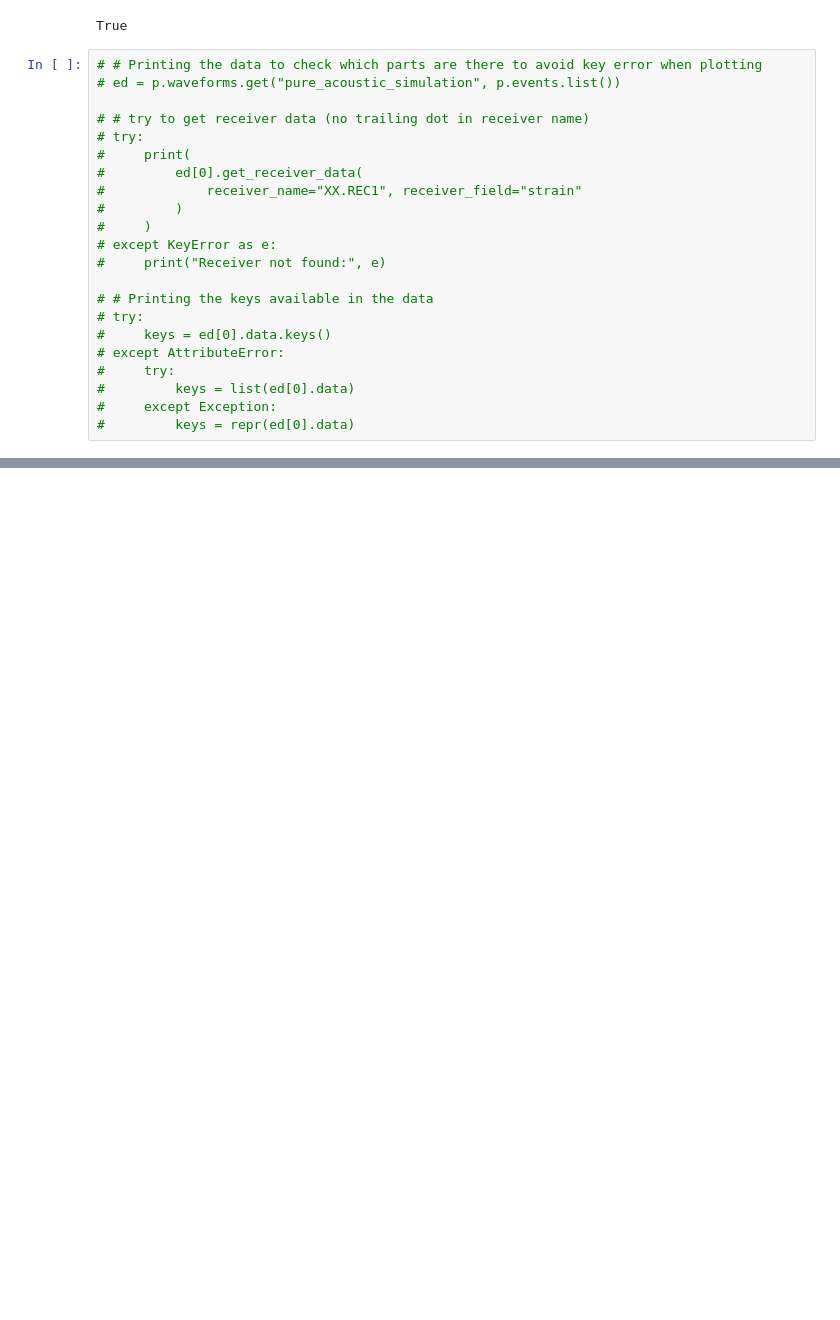
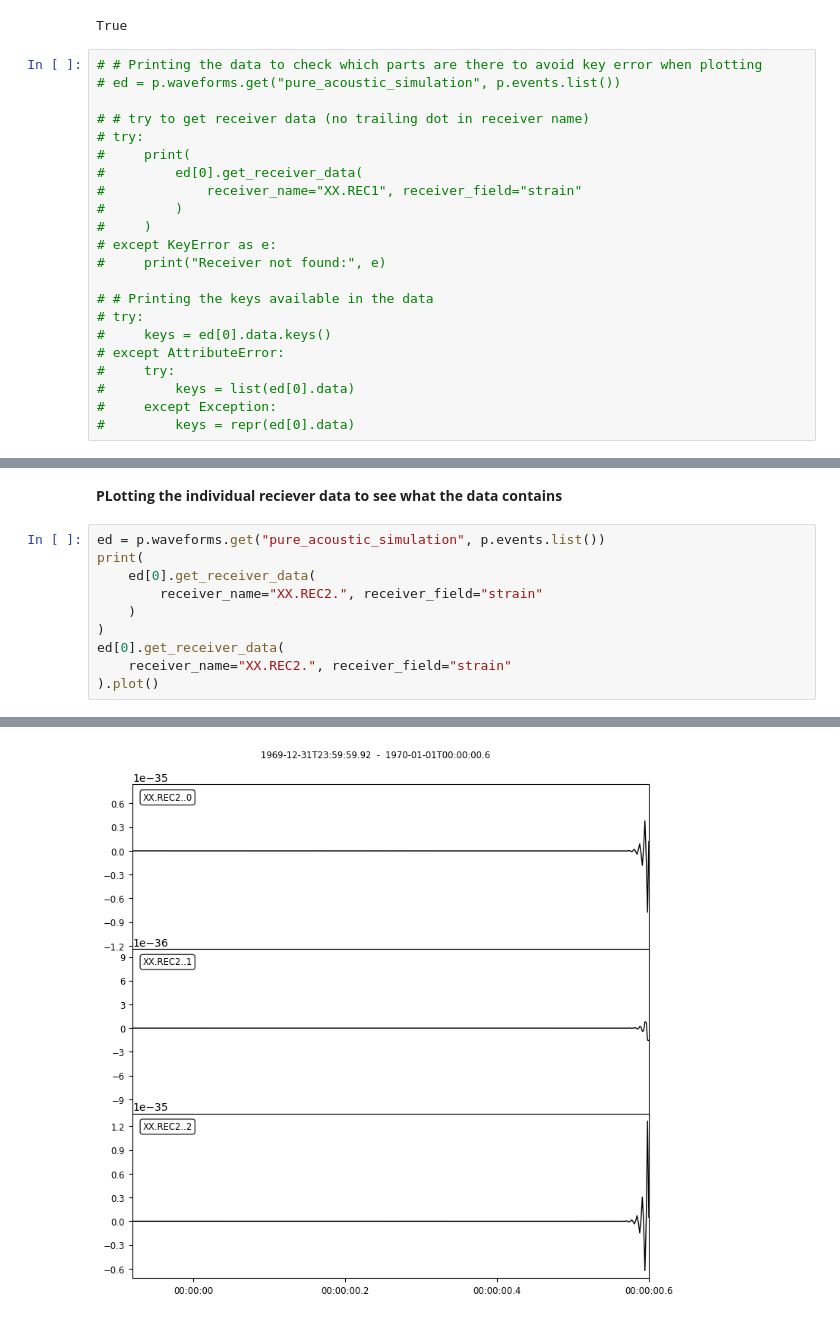
Before and after one commit to s-bachmann/researchmodule_agp, a Jupyter notebook: simulations/simulation_pure_acoustic.ipynb, the cells around one changed output, grey strips where cells are left out. Drawn from its saved outputs; the diff is of its cells as text; blank space fills up the shorter version.

```diff
--- a/simulations/simulation_pure_acoustic.ipynb
+++ b/simulations/simulation_pure_acoustic.ipynb
@@ -145,0 +150,13 @@ p.waveforms.get(data_name="pure_acoustic_simulation", events=p.events.list())[0]
+# %% [markdown]
+**PLotting the individual reciever data to see what the data contains**
+# %%
+ed = p.waveforms.get("pure_acoustic_simulation", p.events.list())
+print(
+    ed[0].get_receiver_data(
+        receiver_name="XX.REC2.", receiver_field="strain"
+    )
+)
+ed[0].get_receiver_data(
+    receiver_name="XX.REC2.", receiver_field="strain"
+).plot()
+# %% [output]
@@ -145,0 +167 @@ p.waveforms.get(data_name="pure_acoustic_simulation", events=p.events.list())[0]
+[figure, added]
```
Also changed, not shown: parts of 11 cells of this notebook.
